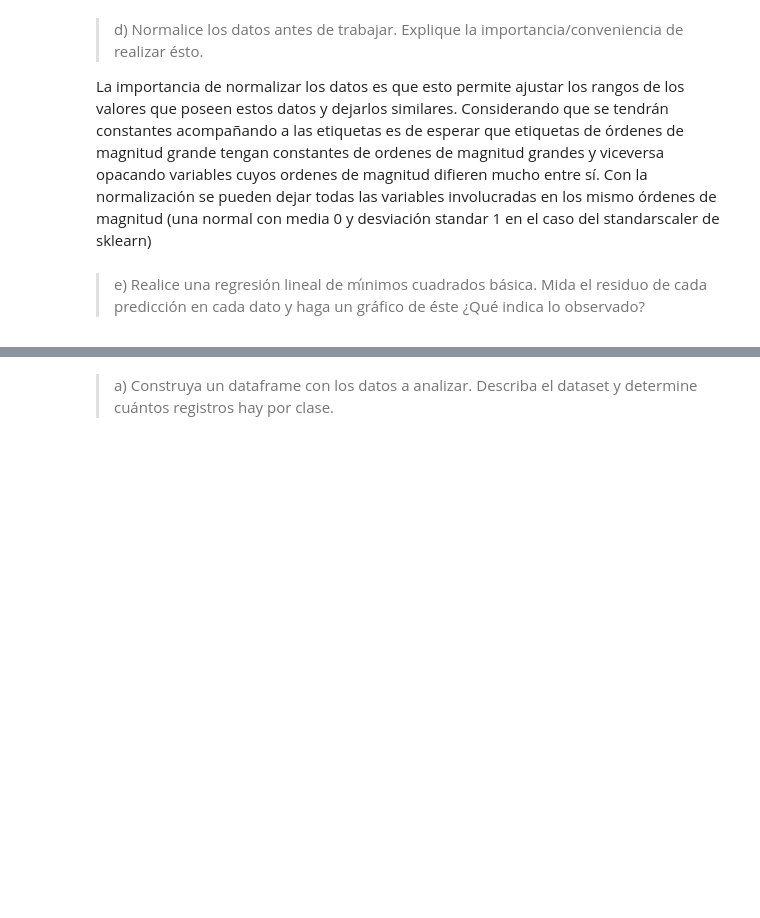
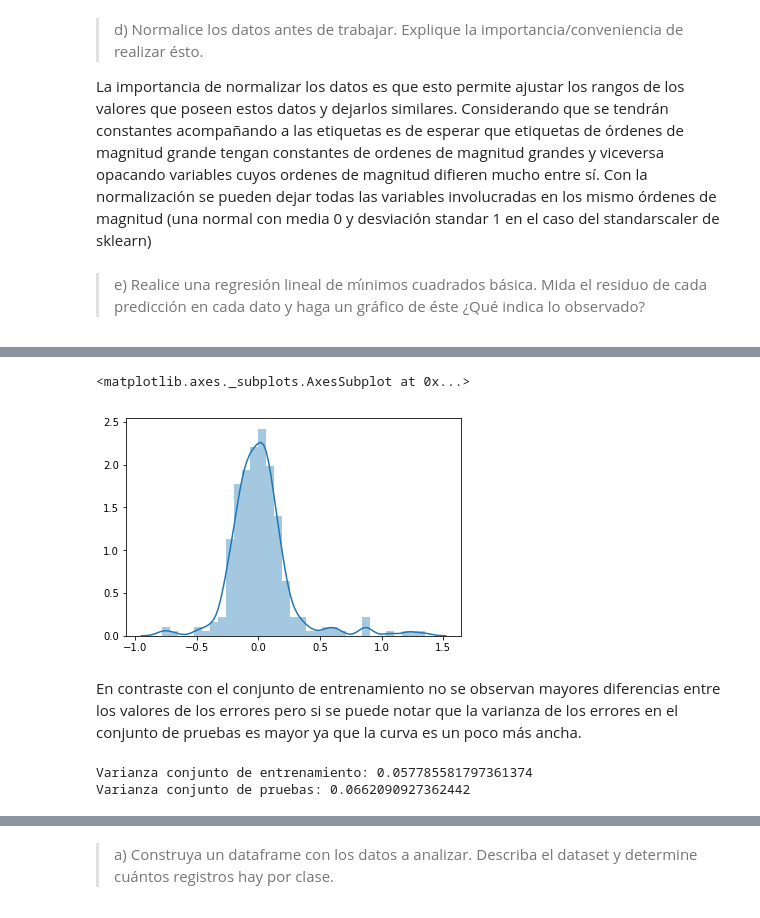
Before and after one commit to briquelme/INF393-T1, a Jupyter notebook: Tarea1_Ortega_Riquelme.ipynb, the cells around one changed output, grey strips where cells are left out. Cells and saved outputs as stored; diff of their text form; code cells hidden in the pictures; blank space fills up the shorter version.

Commit message:
Entrega final

```diff
--- a/Tarea1_Ortega_Riquelme.ipynb
+++ b/Tarea1_Ortega_Riquelme.ipynb
@@ -143,0 +222,15 @@ a = linreg.predict(X_train_scaled)
+# %%
+%matplotlib inline
+res2 = y_test-linreg.predict(X_test_scaled)
+sns.distplot(res2)
+# %% [output]
+<matplotlib.axes._subplots.AxesSubplot at 0x...>
+[figure, added]
+# %% [markdown]
+En contraste con el conjunto de entrenamiento no se observan mayores diferencias entre los valores de los errores pero si se puede notar que la varianza de los errores en el conjunto de pruebas es mayor ya que la curva es un poco más ancha.
+# %%
+print("Varianza conjunto de entrenamiento: {}".format(np.var(res)))
+print("Varianza conjunto de pruebas: {}".format(np.var(res2)))
+# %% [output]
+Varianza conjunto de entrenamiento: 0.057785581797361374
+Varianza conjunto de pruebas: 0.0662090927362442
```
Also changed, not shown: parts of 208 cells of this notebook.
